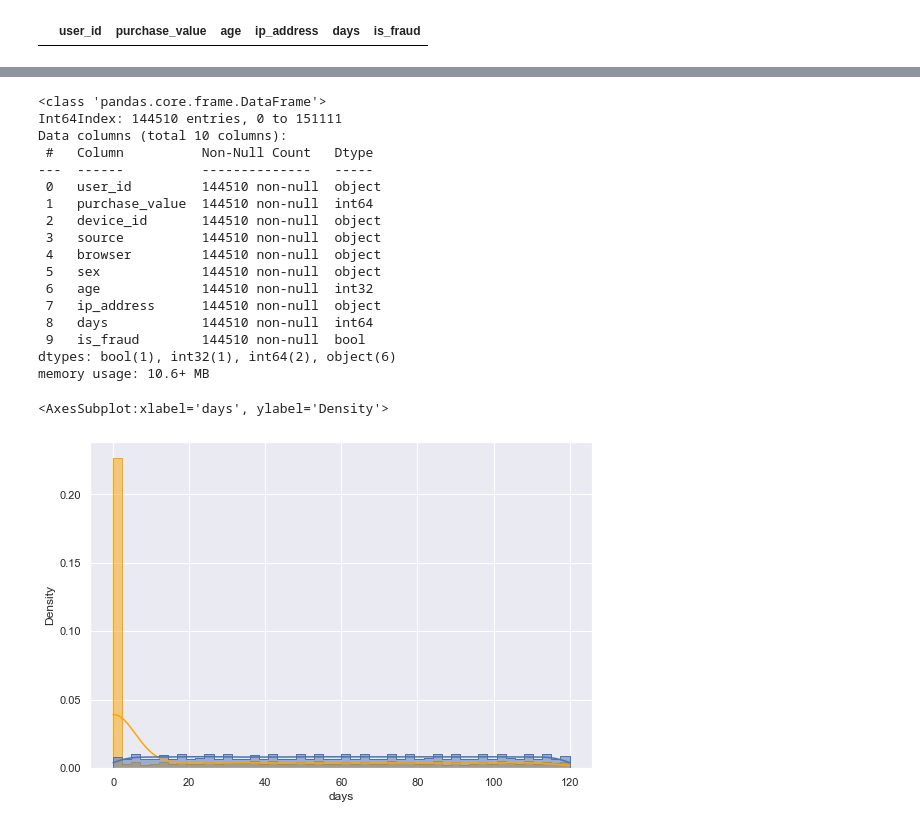
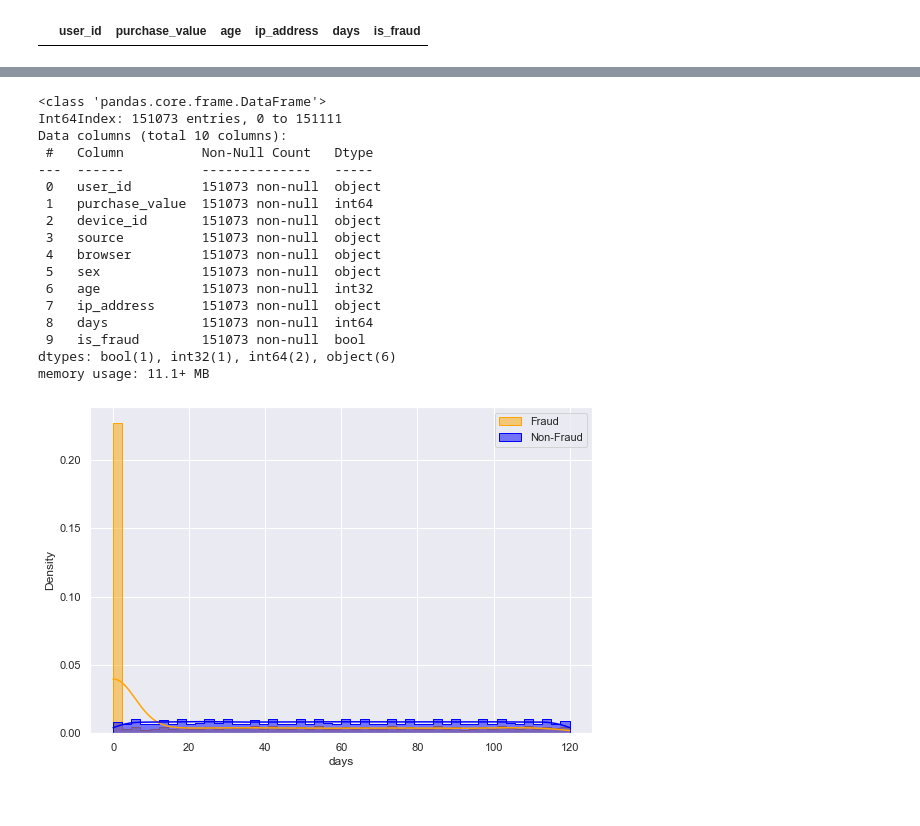
Before and after one commit to TeoTzeShuen/school, a Jupyter notebook: Individual Project/project.ipynb, the cells around one changed output, grey strips where cells are left out. Cells and saved outputs as stored; diff of their text form; code cells hidden in the pictures.

```diff
--- a/Individual Project/project.ipynb
+++ b/Individual Project/project.ipynb
@@ -166,6 +178,8 @@ df_num.loc[df_num.duplicated(),:]
 
 # First, make a copy of the dataframe so we do not overwrite it
 df_clean = df.copy()
+# then, we impute the missing values in 'age' with the mean.
+df_clean['age'].fillna(value=df['age'].mean(), axis=0, inplace=True)
 # next, we drop rows with missing values
 df_clean = df_clean.dropna(axis=0, how='any')
 # We can remove duplicate rows with .drop_duplicates
@@ -201,37 +215,38 @@ df_clean = df_clean[~(df_clean['purchase_value'] >= 400)]
 df_clean.info()
 # %% [output]
 <class 'pandas.core.frame.DataFrame'>
-Int64Index: 144510 entries, 0 to 151111
+Int64Index: 151073 entries, 0 to 151111
 Data columns (total 10 columns):
  #   Column          Non-Null Count   Dtype
 ---  ------          --------------   -----
- 0   user_id         144510 non-null  object
- 1   purchase_value  144510 non-null  int64
- 2   device_id       144510 non-null  object
- 3   source          144510 non-null  object
- 4   browser         144510 non-null  object
- 5   sex             144510 non-null  object
- 6   age             144510 non-null  int32
- 7   ip_address      144510 non-null  object
- 8   days            144510 non-null  int64
- 9   is_fraud        144510 non-null  bool
+ 0   user_id         151073 non-null  object
+ 1   purchase_value  151073 non-null  int64
+ 2   device_id       151073 non-null  object
+ 3   source          151073 non-null  object
+ 4   browser         151073 non-null  object
+ 5   sex             151073 non-null  object
+ 6   age             151073 non-null  int32
+ 7   ip_address      151073 non-null  object
+ 8   days            151073 non-null  int64
+ 9   is_fraud        151073 non-null  bool
 dtypes: bool(1), int32(1), int64(2), object(6)
-memory usage: 10.6+ MB
+memory usage: 11.1+ MB
 # %%
 # TASK 4: Further Exploration
 
-# We can try to plot 2 histograms with the fraud vs non fraud data vs concentration of days from signing up to making a purchase -
+# We can try to plot 2 histograms with the fraud vs non fraud data with concentration of days from signing up to making a purchase -
 # it's possible that fraud purchases are more skewed to new signups.
 
 # A few comments on the params passed
 # bins=50 - we choose a lower bin value so that the histogram is less 'spotty', won't affect kde anyways
 # stat='density' - This normalizes the areas of both hisotgrams to 1, making them directly comparable
 #           - (pct(%) or probability would result in the non fraud histogram being notably smaller.)
 # kde - kernel density emulation helps us build an easily readable smoothed probabiltiy line, making the skew easy to see
 
-sns.histplot(df_clean[df_clean['is_fraud']==1]['days'],bins=50, kde=True,stat='density',color="Orange", element="step")
-sns.histplot(df_clean[df_clean['is_fraud']==0]['days'],bins=50, kde=True,stat='density', element="step")
+sns.histplot(df_clean[df_clean['is_fraud']==1]['days'], bins=50, kde=True, stat='density', color='orange', element="step", label='Fraud')
+sns.histplot(df_clean[df_clean['is_fraud']==0]['days'], bins=50, kde=True, stat='density', color='blue', element="step", label='Non-Fraud')
+plt.legend()
+plt.show()
 # %% [output]
-<AxesSubplot:xlabel='days', ylabel='Density'>
-[figure, old version]
+[figure, new version]
 # %%
```
Also changed, not shown: parts of 5 cells of this notebook.
